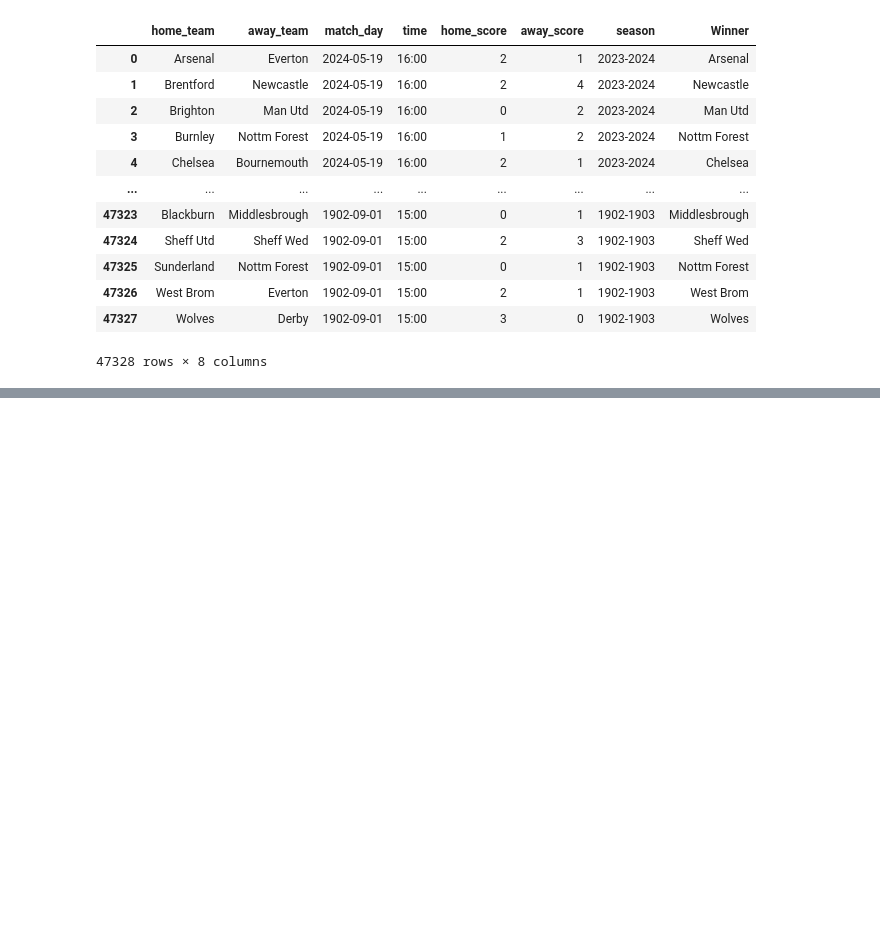
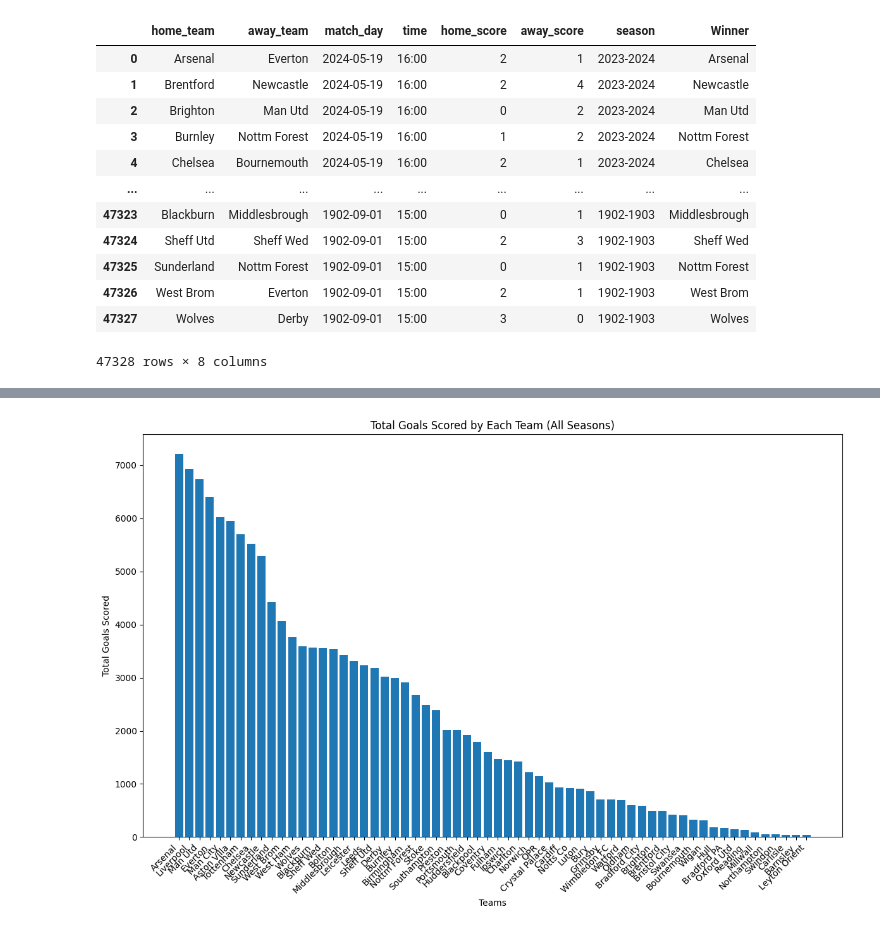
Before and after one commit to Archbaer/match_fixtures, a Jupyter notebook: blueprint.ipynb, the cells around one changed output, grey strips where cells are left out. Drawn from its saved outputs; the diff is of its cells as text; code cells hidden in the pictures; blank space fills up the shorter version.

```diff
--- a/blueprint.ipynb
+++ b/blueprint.ipynb
@@ -472,2 +442,3 @@ df
 # %%
-df['home_team'].unique()
+df['home_team'] = df['home_team'].str.replace('3', '', regex=False)
+df['away_team'] = df['away_team'].str.replace('3', '', regex=False)
@@ -488,0 +445,6 @@ array(['Arsenal', 'Brentford', 'Brighton', 'Burnley', 'Chelsea',
+# %%
+# Calculate home goals for each team
+home_goals = df.groupby('home_team')['home_score'].sum()
+
+# Calculate away goals for each team
+away_goals = df.groupby('away_team')['away_score'].sum()
@@ -488,0 +467,3 @@ array(['Arsenal', 'Brentford', 'Brighton', 'Burnley', 'Chelsea',
+# %%
+total_goals = pd.concat([home_goals, away_goals], axis=1)
+total_goals['total_goals'] = total_goals['home_score'] + total_goals['away_score']
@@ -488,0 +486,2 @@ array(['Arsenal', 'Brentford', 'Brighton', 'Burnley', 'Chelsea',
+# %%
+total_goals = total_goals['total_goals'].sort_values(ascending=False)
@@ -488,0 +503,14 @@ array(['Arsenal', 'Brentford', 'Brighton', 'Burnley', 'Chelsea',
+# %%
+import matplotlib.pyplot as plt
+
+# Create a bar plot
+plt.figure(figsize=(12, 8))
+plt.bar(range(len(total_goals)), total_goals.values)
+plt.xlabel('Teams')
+plt.ylabel('Total Goals Scored')
+plt.title('Total Goals Scored by Each Team (All Seasons)')
+plt.xticks(range(len(total_goals)), total_goals.index, rotation=45, ha='right')
+plt.tight_layout()
+plt.show()
+# %% [output]
+[figure, added]
```
Also changed, not shown: parts of 13 cells of this notebook.
